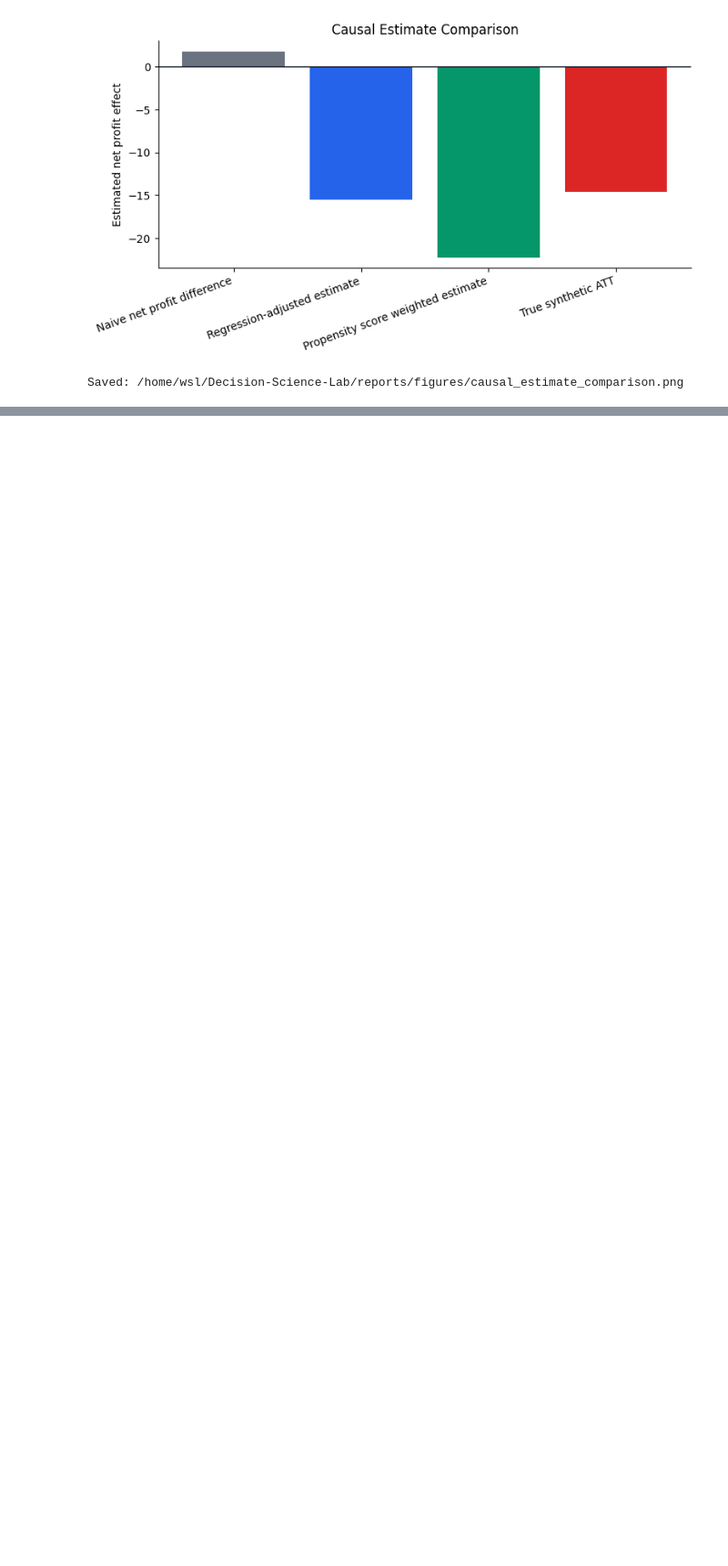
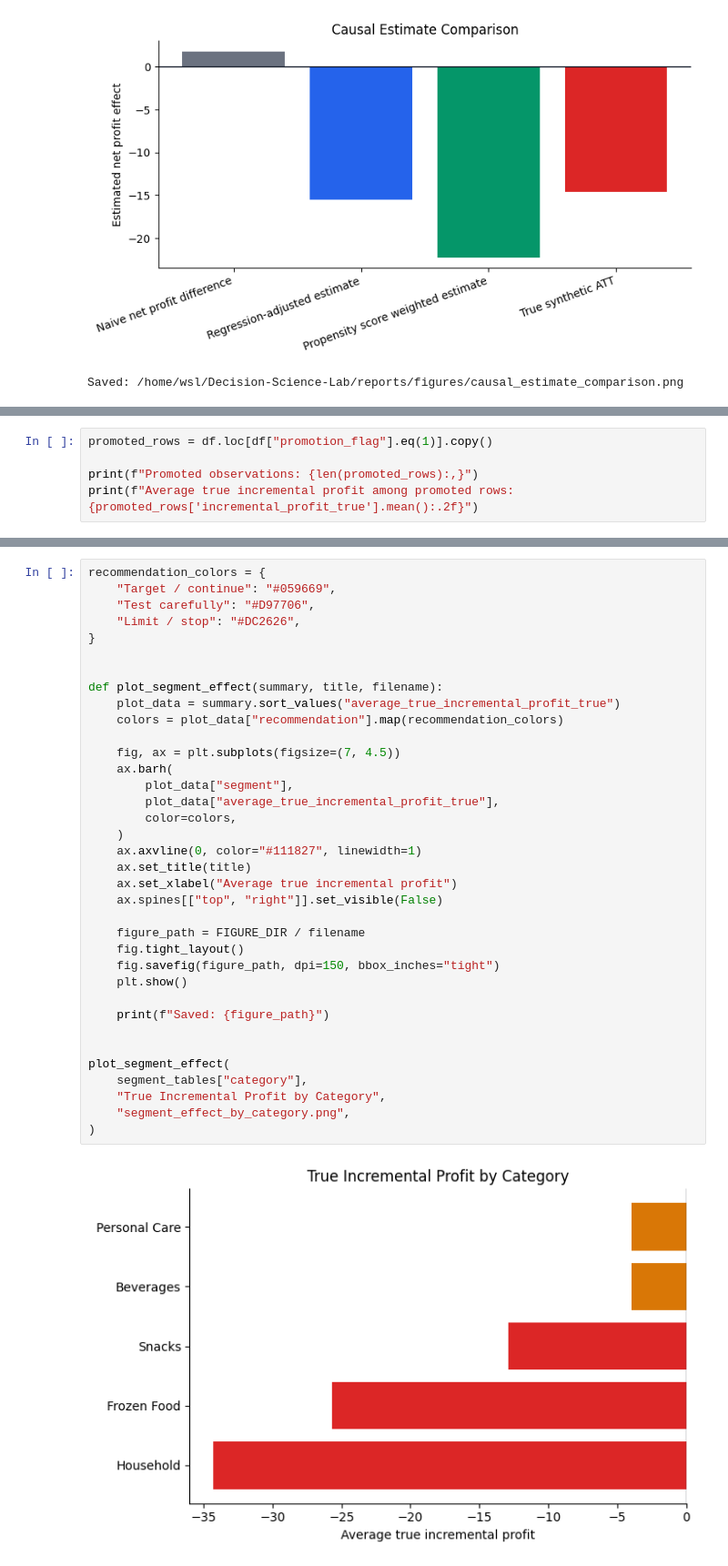
Before and after one commit to Freemlen/Decision-Science-Lab, a Jupyter notebook: notebooks/decision_science_lab_case_study.ipynb, the cells around one changed output, grey strips where cells are left out. Shown at 91% size. Drawn from its saved outputs; the diff is of its cells as text; blank space fills up the shorter version.

Commit message:
Add segment-level promotion recommendations

```diff
--- a/notebooks/decision_science_lab_case_study.ipynb
+++ b/notebooks/decision_science_lab_case_study.ipynb
@@ -590,0 +643,5 @@ The business implication is direct: blanket promotions may look profitable in de
+# %%
+promoted_rows = df.loc[df["promotion_flag"].eq(1)].copy()
+
+print(f"Promoted observations: {len(promoted_rows):,}")
+print(f"Average true incremental profit among promoted rows: {promoted_rows['incremental_profit_true'].mean():.2f}")
@@ -590,0 +808,38 @@ The business implication is direct: blanket promotions may look profitable in de
+# %%
+recommendation_colors = {
+    "Target / continue": "#059669",
+    "Test carefully": "#D97706",
+    "Limit / stop": "#DC2626",
+}
+
+
+def plot_segment_effect(summary, title, filename):
+    plot_data = summary.sort_values("average_true_incremental_profit_true")
+    colors = plot_data["recommendation"].map(recommendation_colors)
+
+    fig, ax = plt.subplots(figsize=(7, 4.5))
+    ax.barh(
+        plot_data["segment"],
+        plot_data["average_true_incremental_profit_true"],
+        color=colors,
+    )
+    ax.axvline(0, color="#111827", linewidth=1)
+    ax.set_title(title)
+    ax.set_xlabel("Average true incremental profit")
+    ax.spines[["top", "right"]].set_visible(False)
+
+    figure_path = FIGURE_DIR / filename
+    fig.tight_layout()
+    fig.savefig(figure_path, dpi=150, bbox_inches="tight")
+    plt.show()
+
+    print(f"Saved: {figure_path}")
+
+
+plot_segment_effect(
+    segment_tables["category"],
+    "True Incremental Profit by Category",
+    "segment_effect_by_category.png",
+)
+# %% [output]
+[figure, added]
```
Also changed, not shown: parts of 18 cells of this notebook, 4 other files.
